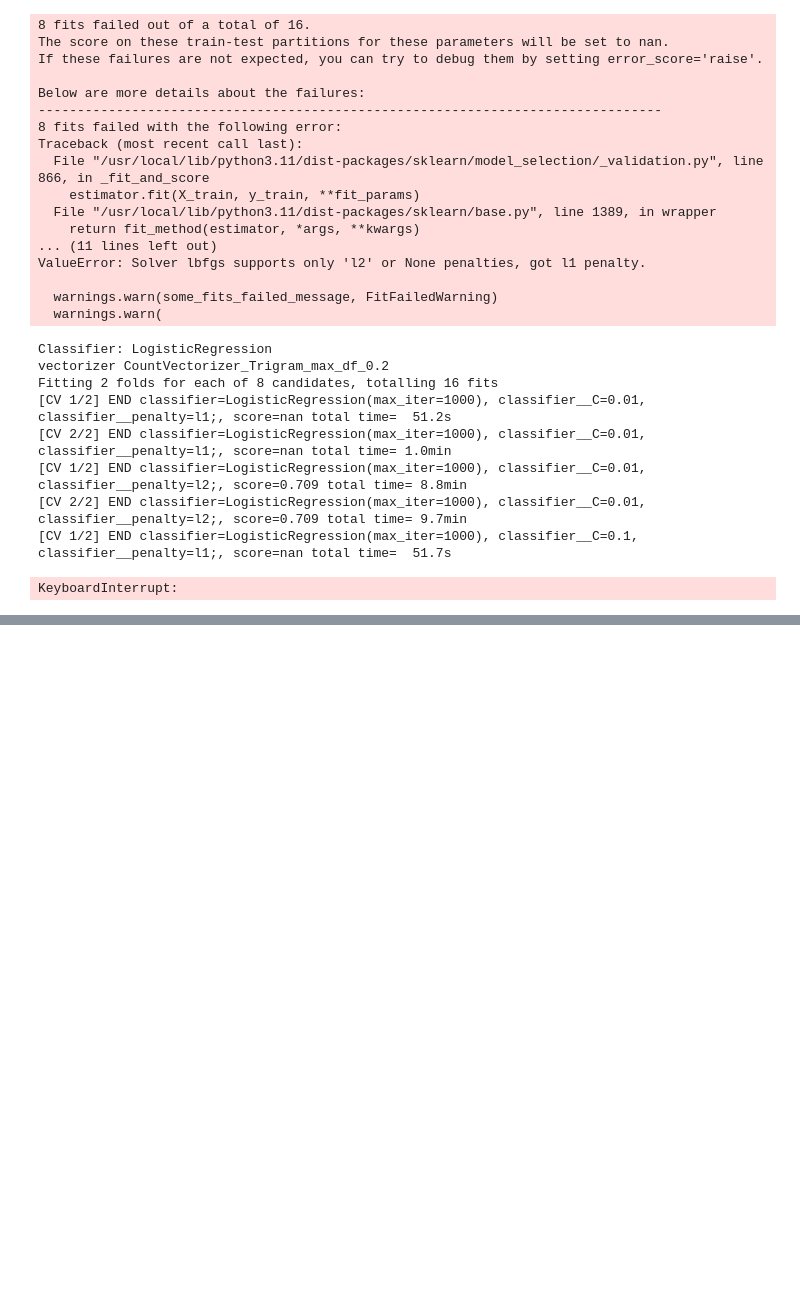
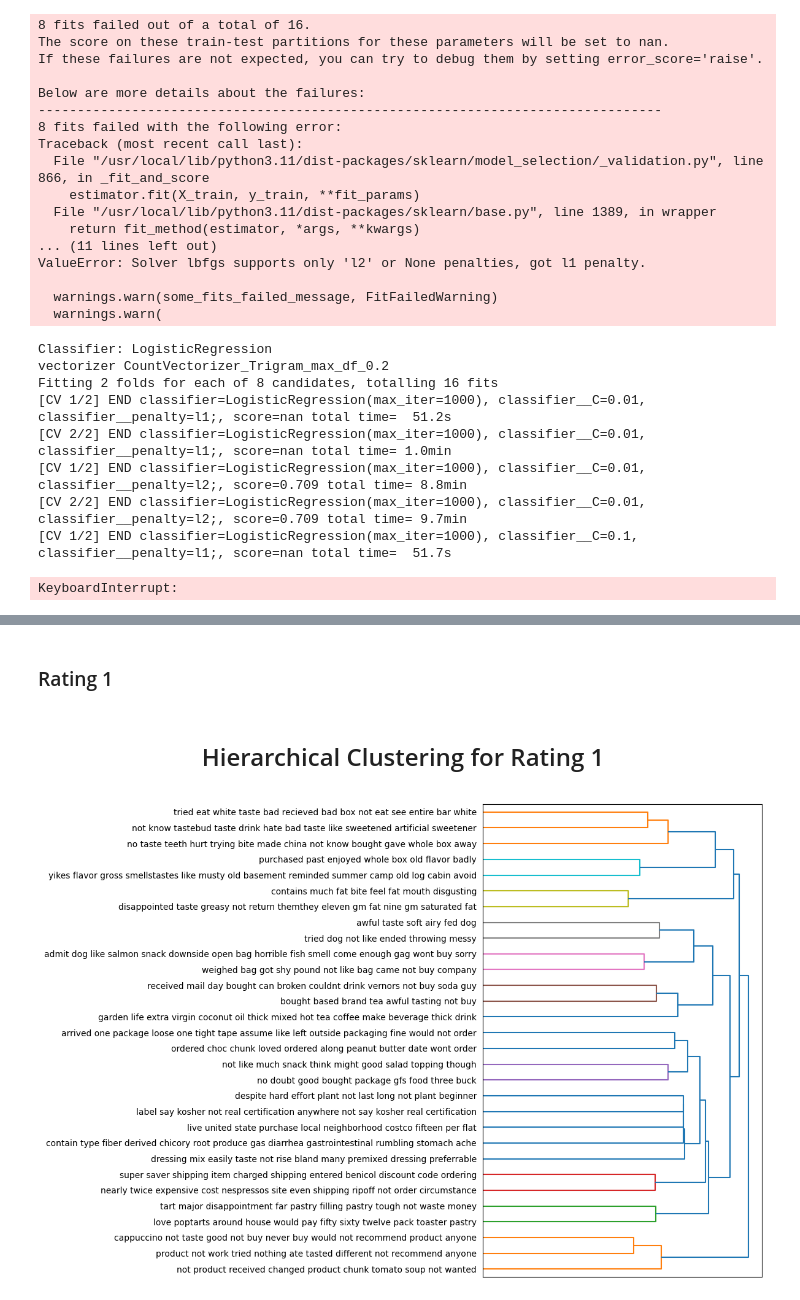
Before and after one commit to HWhr3000/F21AA_Kaggle_Amazon_review, a Jupyter notebook: Notebooks/F21AA_CW2_Pratibha_ToBeMerged.ipynb, the cells around one changed output, grey strips where cells are left out. Drawn from its saved outputs; the diff is of its cells as text; code cells hidden in the pictures; blank space fills up the shorter version.

```diff
--- a/Notebooks/F21AA_CW2_Pratibha_ToBeMerged.ipynb
+++ b/Notebooks/F21AA_CW2_Pratibha_ToBeMerged.ipynb
@@ -1124,0 +1564,26 @@ KeyboardInterrupt:
+# %%
+from sklearn.metrics.pairwise import cosine_similarity
+from scipy.cluster.hierarchy import dendrogram, ward
+from sklearn.feature_extraction.text import TfidfVectorizer
+import pandas as pd
+import matplotlib.pyplot as plt
+import nltk
+nltk.download('stopwords')
+from nltk.corpus import stopwords
+
+def process_hc(tfidf_matrix, review):
+    dist = 1 - cosine_similarity(tfidf_matrix)
+    linkage_matrix = ward(dist)
+
+    fig, ax = plt.subplots(figsize=(12, 8))  # set size
+    ax = dendrogram(linkage_matrix, orientation="right", labels=review.tolist())
+
+    plt.tick_params(
+        axis='x',          # changes apply to the x-axis
+        which='both',      # both major and minor ticks are affected
+        bottom=False,      # ticks along the bottom edge are off
+        top=False,         # ticks along the top edge are off
+        labelbottom=False)
+
+    plt.tight_layout()
+    plt.savefig('ward_clusters.png', dpi=200)  # save figure as ward_clusters
@@ -1124,0 +1593,21 @@ KeyboardInterrupt:
+# %% [markdown]
+### Rating 1
+# %%
+from IPython.display import display, HTML
+
+# Vectorizing document using TF-IDF, if not mentioned in minimum 2 documents ignore the word
+# Storing the stopwords in a variable as a list
+stop_words = list(stopwords.words('english'))
+filtered_df_r1 = processed_train_data[(processed_train_data['Overall'] == 1) & (processed_train_data['Preprocessed_Review'].str.len() < 100)]
+reviews_r1 = filtered_df_r1.head(30)['Preprocessed_Review']
+tfidf_vec_r1 = TfidfVectorizer(ngram_range = (1,1), stop_words=stop_words)
+# Fitting and Transform the documents
+tfidf_matrix_r1 = tfidf_vec_r1.fit_transform(reviews_r1)
+
+# Displaying title using HTML
+display(HTML('<h1 style="font-size:24px;text-align:center;">Hierarchical Clustering for Rating 1</h1>'))
+# Calling the process_hc function with the TF-IDF matrix and reviews as input
+process_hc(tfidf_matrix_r1, reviews_r1)
+# %% [output]
+Hierarchical Clustering for Rating 1
+[figure, added]
```
Also changed, not shown: parts of 31 cells of this notebook.
